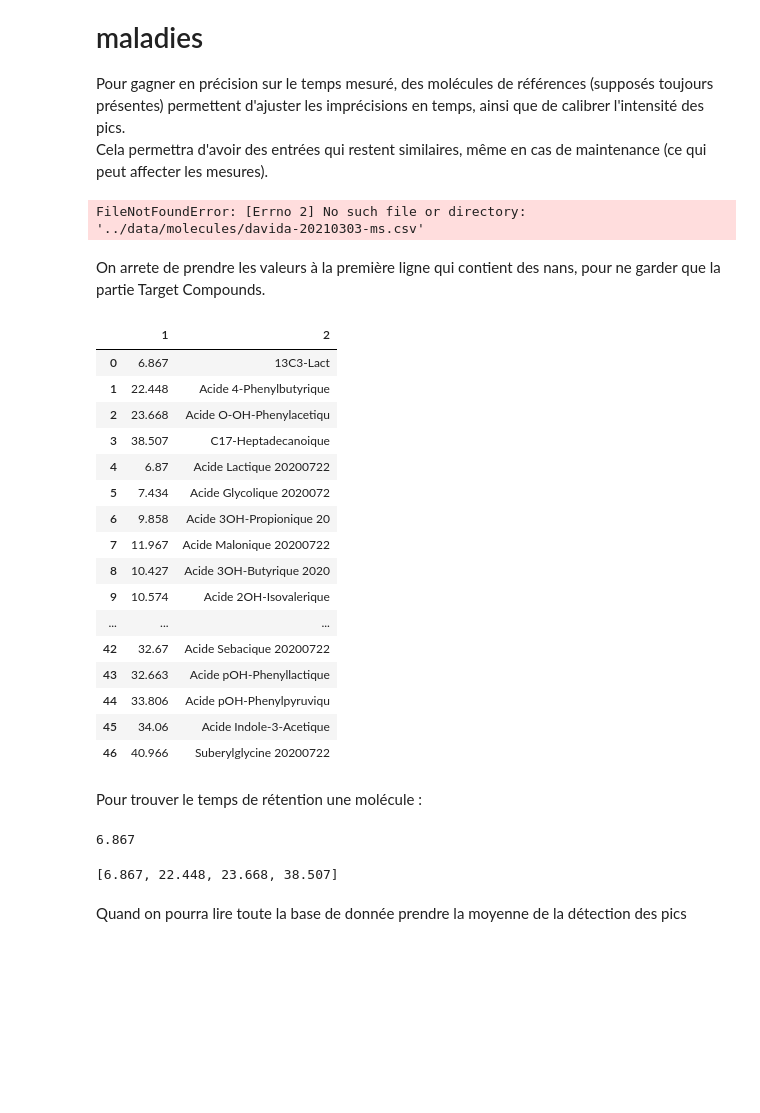
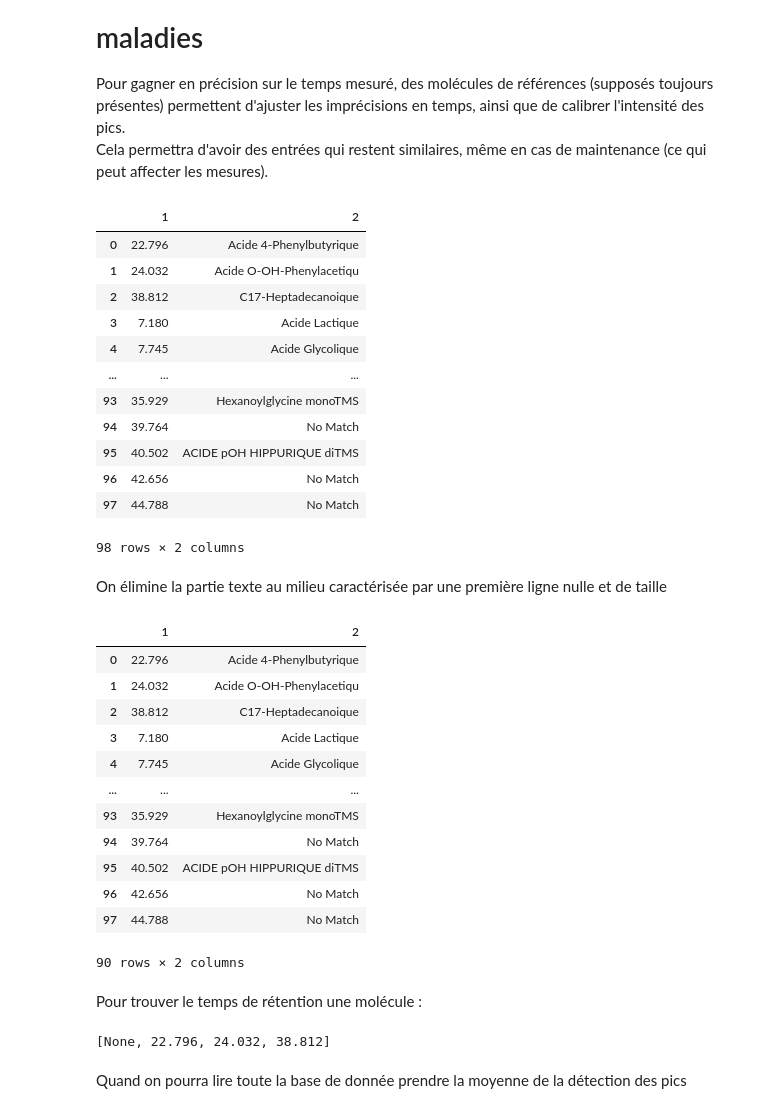
Before and after one commit to Yuremon/GCMS, a Jupyter notebook: src/spikeDectection.ipynb, the cells around one changed output. Saved outputs shown, nothing was run; the diff lists cells and outputs as text; code cells hidden in the pictures; blank space fills up the shorter version.

```diff
--- a/src/spikeDectection.ipynb
+++ b/src/spikeDectection.ipynb
@@ -12,36 +12,44 @@ import tools
 pd.options.plotting.backend = "plotly"
 reload(tools)
 
-PATH = "../data/chromatograms/davida-20210303-ms.csv"
+PATH = "../data/data-IA/aafifl-20190313-ms.csv"
 # %%
 df = pd.read_csv(PATH, header=None, skiprows=range(17), usecols=[1,2])
 df
 # %% [output]
+|  | 1 | 2 |
+| 0 | 22.796 | Acide 4-Phenylbutyrique |
+| 1 | 24.032 | Acide O-OH-Phenylacetiqu |
+| 2 | 38.812 | C17-Heptadecanoique |
+| 3 | 7.180 | Acide Lactique |
+| 4 | 7.745 | Acide Glycolique |
+| ... | ... | ... |
+| 93 | 35.929 | Hexanoylglycine monoTMS |
+| 94 | 39.764 | No Match |
+| 95 | 40.502 | ACIDE pOH HIPPURIQUE diTMS |
+| 96 | 42.656 | No Match |
+| 97 | 44.788 | No Match |
-FileNotFoundError: [Errno 2] No such file or directory: '../data/molecules/davida-20210303-ms.csv'
+98 rows × 2 columns
-# %% [markdown]
-On arrete de prendre les valeurs à la première ligne qui contient des nans, pour ne garder que la partie Target Compounds.
+# %% [markdown]
+On élimine la partie texte au milieu caractérisée par une première ligne nulle et de taille
 # %%
 index_nan = df[df[1].isnull()].index[0]
-df = df.loc[0:index_nan - 1, :]
+df = df.drop(df.index[index_nan-1 : index_nan+7])
 df
 # %% [output]
 |  | 1 | 2 |
-| 0 | 6.867 | 13C3-Lact |
-| 1 | 22.448 | Acide 4-Phenylbutyrique |
-| 2 | 23.668 | Acide O-OH-Phenylacetiqu |
-| 3 | 38.507 | C17-Heptadecanoique |
-| 4 | 6.87 | Acide Lactique 20200722 |
-| 5 | 7.434 | Acide Glycolique 2020072 |
-| 6 | 9.858 | Acide 3OH-Propionique 20 |
-| 7 | 11.967 | Acide Malonique 20200722 |
-| 8 | 10.427 | Acide 3OH-Butyrique 2020 |
-| 9 | 10.574 | Acide 2OH-Isovalerique |
+| 0 | 22.796 | Acide 4-Phenylbutyrique |
+| 1 | 24.032 | Acide O-OH-Phenylacetiqu |
+| 2 | 38.812 | C17-Heptadecanoique |
+| 3 | 7.180 | Acide Lactique |
+| 4 | 7.745 | Acide Glycolique |
 | ... | ... | ... |
-| 42 | 32.67 | Acide Sebacique 20200722 |
-| 43 | 32.663 | Acide pOH-Phenyllactique |
-| 44 | 33.806 | Acide pOH-Phenylpyruviqu |
-| 45 | 34.06 | Acide Indole-3-Acetique |
-| 46 | 40.966 | Suberylglycine 20200722 |
+| 93 | 35.929 | Hexanoylglycine monoTMS |
+| 94 | 39.764 | No Match |
+| 95 | 40.502 | ACIDE pOH HIPPURIQUE diTMS |
+| 96 | 42.656 | No Match |
+| 97 | 44.788 | No Match |
+90 rows × 2 columns
 # %% [markdown]
 Pour trouver le temps de rétention une molécule :
 # %%
@@ -52,12 +60,10 @@ if (len(time)<1):
 else:
     time = float(time[0]) # normalement de taille 1 donc on prend le premier
 time
-# %% [output]
-6.867
 # %%
 molecules = ["13C3-Lact", "Acide 4-Phenylbutyrique", "Acide O-OH-Phenylacetiqu", "C17-Heptadecanoique"] # les pics de référence
 print(tools.detectSpikes(PATH, molecules))
 # %% [output]
-[6.867, 22.448, 23.668, 38.507]
+[None, 22.796, 24.032, 38.812]
 # %% [markdown]
 Quand on pourra lire toute la base de donnée prendre la moyenne de la détection des pics
```
Also changed, not shown: 6 other files.
